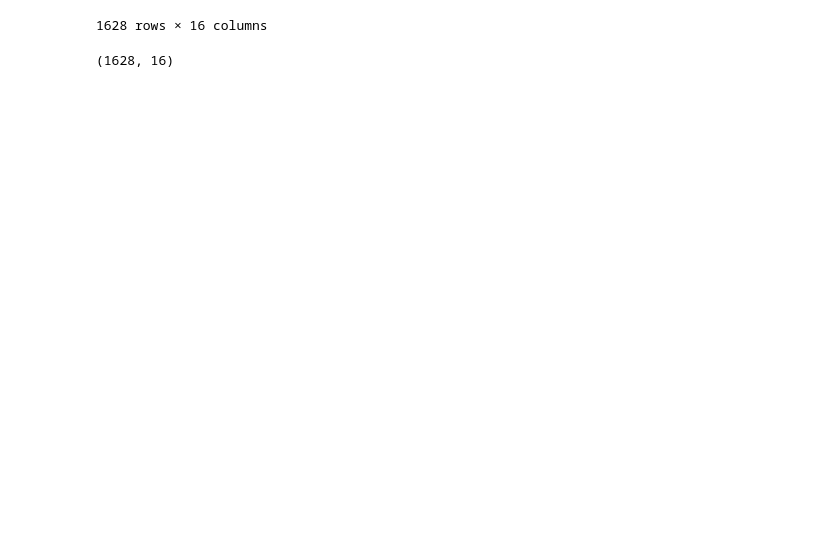
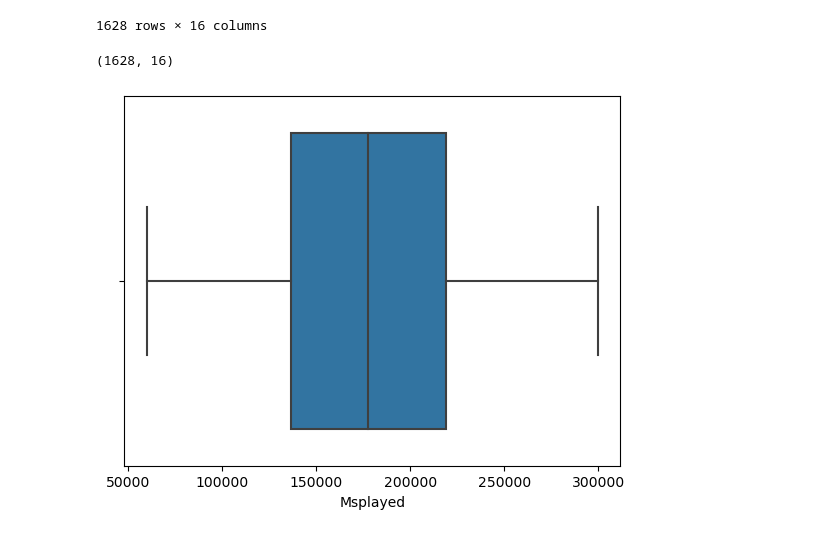
Before and after one commit to George-Mbugua/Music-Analysis, a Jupyter notebook: Music_Analysis.ipynb, the cells around one changed output. Cells and saved outputs as stored; diff of their text form; code cells hidden in the pictures; blank space fills up the shorter version.

```diff
--- a/Music_Analysis.ipynb
+++ b/Music_Analysis.ipynb
@@ -268,3 +269,8 @@ music = music.loc[(music['Msplayed'] >= min_duration) & (music['Msplayed'] <= ma
 music.shape
 # %% [output]
 (1628, 16)
+# %%
+#Plotting boxplot to visualize the outliers again
+sns.boxplot(data = music, x = 'Msplayed', showfliers=True);
+# %% [output]
+[figure, added]
```
Also changed, not shown: parts of 16 cells of this notebook, 1 other file.
